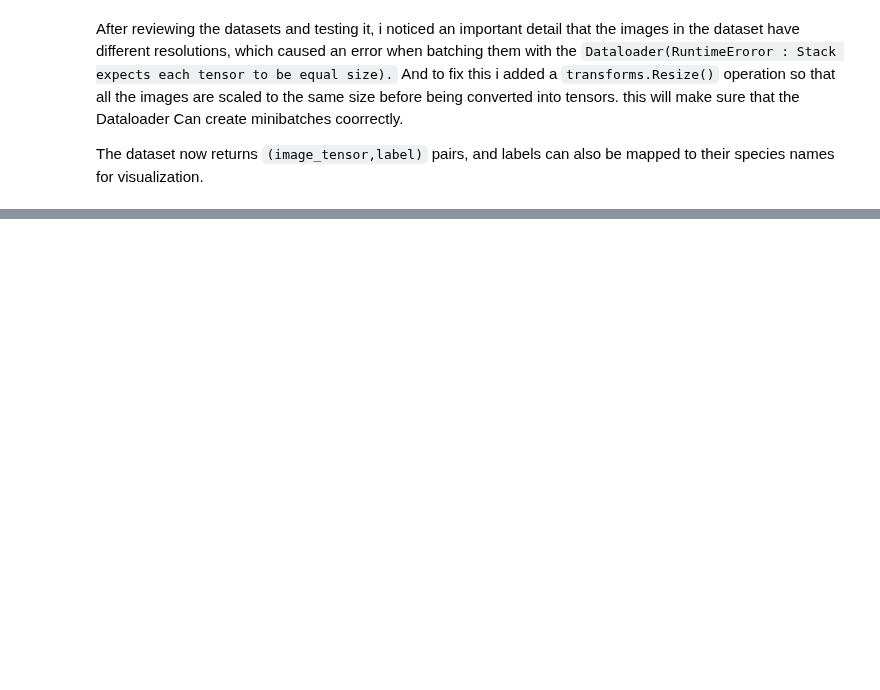
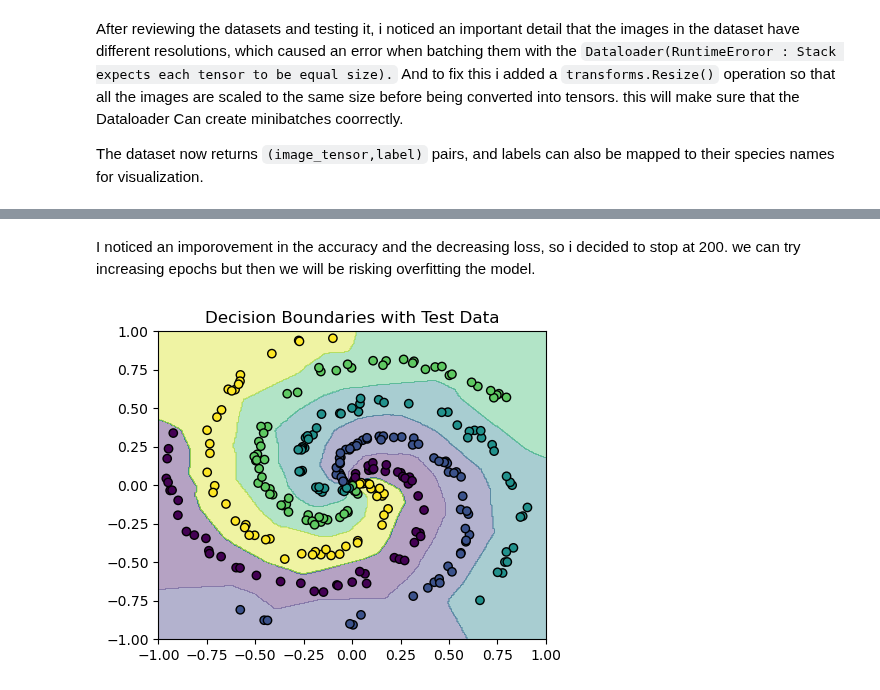
Before and after one commit to MHA963/DeepLearning, a Jupyter notebook: assignments/Assignment1.ipynb, the cells around one changed output, grey strips where cells are left out. Drawn from its saved outputs; the diff is of its cells as text; code cells hidden in the pictures; blank space fills up the shorter version.

```diff
--- a/assignments/Assignment1.ipynb
+++ b/assignments/Assignment1.ipynb
@@ -241,0 +292,25 @@ plt.show()
+# %%
+model = SpiralNet()
+criterion = nn.CrossEntropyLoss()
+optimizer = optim.Adam(model.parameters(), lr=1e-3)
+
+X_train = torch.tensor(train[["x1","x2"]].values, dtype=torch.float32)
+y_train = torch.tensor(train["label"].values, dtype=torch.long)
+
+X_test = torch.tensor(test[["x1","x2"]].values, dtype=torch.float32)
+y_test = torch.tensor(test["label"].values, dtype=torch.long)
+
+train_dataset = torch.utils.data.TensorDataset(X_train, y_train)
+train_loader = torch.utils.data.DataLoader(train_dataset, batch_size=32, shuffle=True)
+
+for epoch in range(200):
+    for X_batch, y_batch in train_loader:
+        optimizer.zero_grad()
+        outputs = model(X_batch)
+        loss = criterion(outputs, y_batch)
+        loss.backward()
+        optimizer.step()
+    if (epoch+1) % 50 == 0:
+        pred = model(X_test).argmax(1)
+        acc = (pred == y_test).float().mean().item()
+        print(f"Epoch [{epoch+1}/200], Loss: {loss.item():.4f}, Test Acc: {acc:.4f}")
@@ -241,0 +322,17 @@ plt.show()
+# %% [markdown]
+I noticed an imporovement in the accuracy and the decreasing loss, so i decided to stop at 200.
+we can try increasing epochs but then we will be risking overfitting the model.
+# %%
+model.cpu()
+x, y = np.meshgrid(np.linspace(-1,1,300), np.linspace(-1,1,300))
+xy = np.concatenate((x.reshape(-1,1), y.reshape(-1,1)), axis=1)
+z = model(torch.tensor(xy).float()).detach().numpy()
+z = np.argmax(z, 1).reshape(300,300)
+
+plt.figure(figsize=(5, 4))  # smaller square plot
+plt.contourf(x, y, z, alpha=0.4)
+plt.scatter(test["x1"], test["x2"], c=test["label"], edgecolors='k')
+plt.title("Decision Boundaries with Test Data")
+plt.show()
+# %% [output]
+[figure, added]
```
Also changed, not shown: parts of 13 cells of this notebook, 3 other files.
